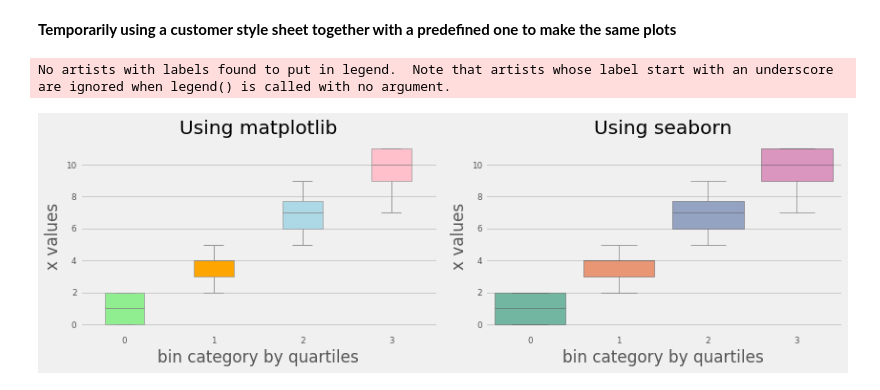
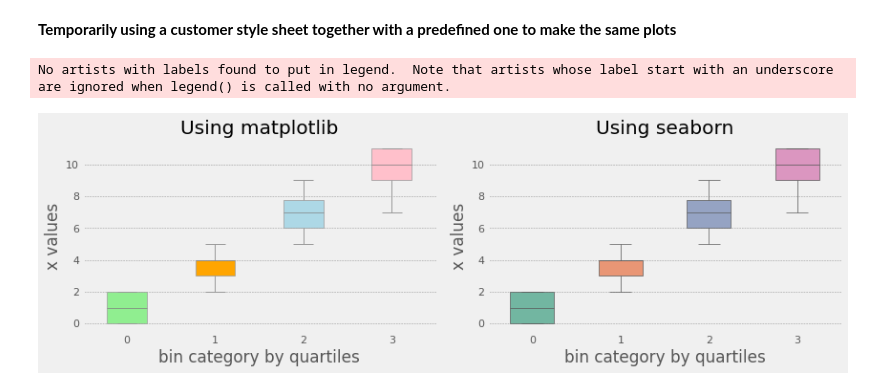
Before and after one commit to niklasbuschmann/contrast, a Jupyter notebook: notebooks/201014_matplotlib_rcparams_style_sheet.ipynb, the cells around one changed output. Cells and saved outputs as stored; diff of their text form; code cells hidden in the pictures.

```diff
--- a/notebooks/201014_matplotlib_rcparams_style_sheet.ipynb
+++ b/notebooks/201014_matplotlib_rcparams_style_sheet.ipynb
@@ -80,6 +80,20 @@ z_cats = np.unique( z )
 ### 2.1. Styling using inline code
 - `Axes` setters and properties
 - Runtime `rcParams` settings updates
+# %%
+## ---- helper for updating box plot artist so that the lines/edges take on the same color as the facecolor of the box
+
+def update_box_artist(ax):
+    # iterate over boxes
+    for i,box in enumerate(ax.artists):
+        fc  = box.get_facecolor()
+        box.set_edgecolor( fc )
+
+        print( j, fc)
+
+        # iterate over whiskers and median lines
+        for j in range(6*i,6*(i+1)):
+             ax.lines[j].set_color( fc )
 # %% [markdown]
 First we define a figure object that can plot multiple plots. In this case it has 1 row and 2 columns for a total of two plots
 
@@ -166,15 +180,7 @@ for ax, t in [(axz[0], 'Using matplotlib'),
         ax.spines[spine].set_visible(False)
     ax.legend().remove()                     ## sns auto-gens legend
     ## iii. additional changes to the artist - match boxborder and box fill colors
-
-
-              #loc='upper center',           ## sns auto-gens legend
-              #ncol=4,
-              #shadow=False,
-              #frameon=False,
-              #fontsize='x-small')
-
-
+    update_box_artist( ax )
 
 
 plt.tight_layout()
@@ -185,6 +191,8 @@ No artists with labels found to put in legend.  Note that artists whose label st
 # %% [markdown]
 **Temporarily using a customer style sheet together with a predefined one to make the same plots**
 # %%
+
+sns.set_context('notebook')
 with plt.style.context( ['fivethirtyeight', 'mystyler.txt']):
     ## 1. Plotting figure
     fig, axz = plt.subplots( 1, 2, figsize=(6*2,4))
@@ -206,31 +214,35 @@ with plt.style.context( ['fivethirtyeight', 'mystyler.txt']):
 
     ## 4.1 plot with sns and its abstraction on some of the properties
     ## Notice how plt arguments can also passed to sns plots, since sns is an abstraction of plt
     sax = sns.boxplot(x=z, y=x,
                       dodge=False,
                       hue=z,                  ## sns additional abstractions
                       width=.5 ,
+                      linewidth=.7 ,
                       palette="Set2",
                       ax=axz[1]               ## passing axes object
                      )
 
 
     ## 5.1 Set axes properties and additional inline settings
     x_label = 'bin category by quartiles'
     y_label = 'x values'
 
     ## 5.2 Updating the axes objects and ploting a figure with multiple plots
     for ax, t in [(axz[0], 'Using matplotlib'),
                   (sax, 'Using seaborn'),]:
         ## i.setter functions
         ax.set_title( t )
         ax.set_xlabel( x_label )
         ax.set_ylabel( y_label)
         ## ii.access elements directly
         ax.legend().remove()                     ## sns auto-gens legend
+        ## iii. additional changes to the artist - match boxborder and box fill colors
+        update_box_artist( ax )
+
 
     plt.tight_layout()
     plt.show()
 # %% [output]
 No artists with labels found to put in legend.  Note that artists whose label start with an underscore are ignored when legend() is called with no argument.
-[figure, old version]
+[figure, new version]
```
Also changed, not shown: 2 other files.
